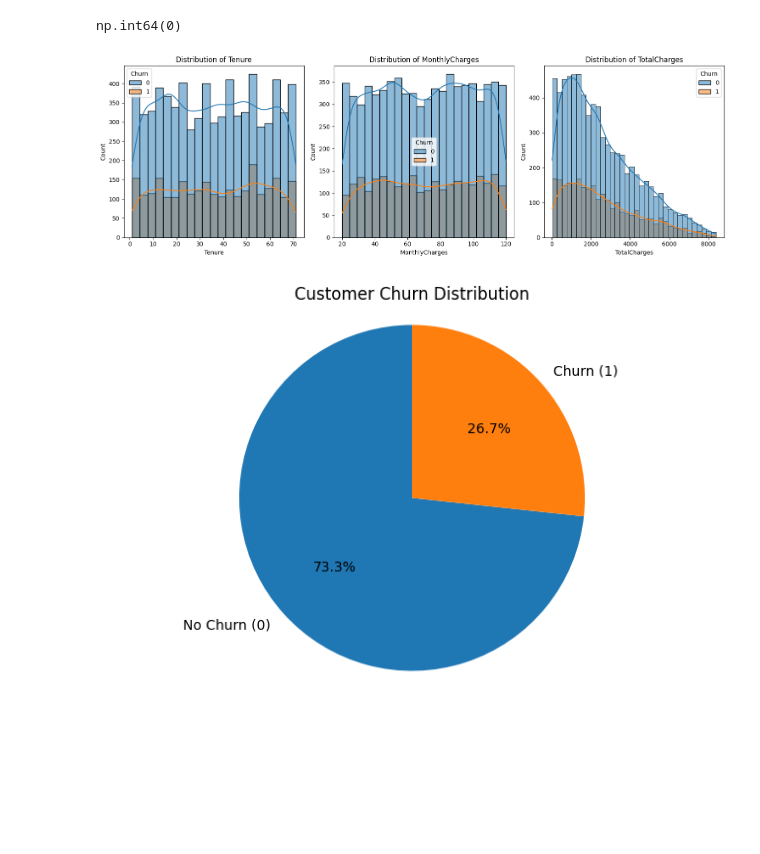
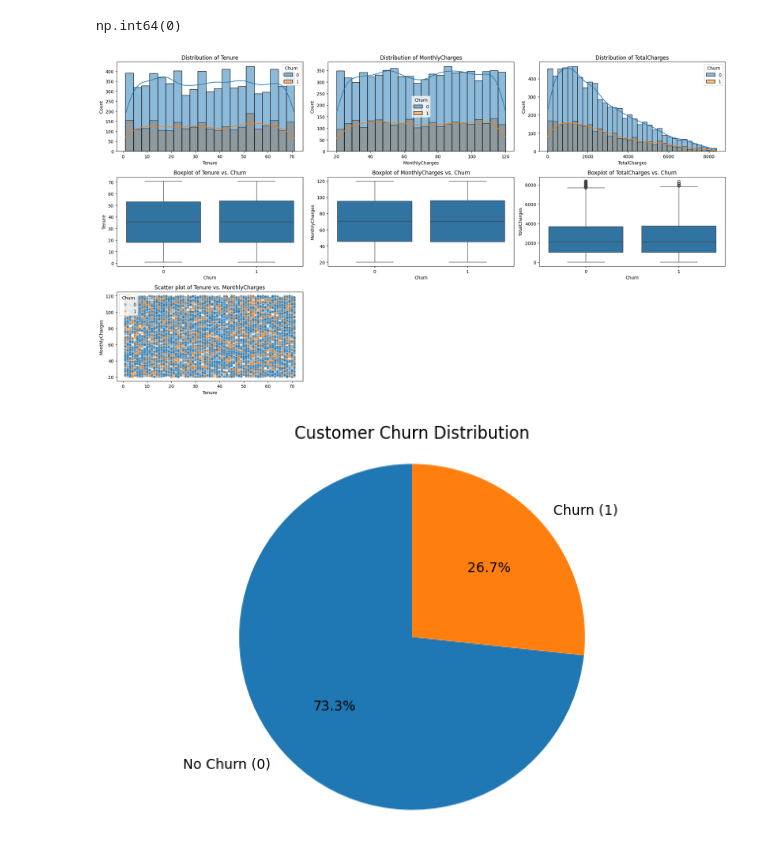
Before and after one commit to Maimoon-github/Customer-Churn-Prediction, a Jupyter notebook: notebooks/NoteBook.ipynb, the cells around one changed output. Drawn from its saved outputs; the diff is of its cells as text; code cells hidden in the pictures; blank space fills up the shorter version.

```diff
--- a/notebooks/NoteBook.ipynb
+++ b/notebooks/NoteBook.ipynb
@@ -132,20 +132,34 @@ np.int64(0)
 # %%
 import seaborn as sns
 
 import matplotlib.pyplot as plt
 
 # Visualize the distribution of numerical features
 numerical_features = ['Tenure', 'MonthlyCharges', 'TotalCharges']
 
-plt.figure(figsize=(15, 5))
+plt.figure(figsize=(20, 11))
+
+# Histograms
 for i, feature in enumerate(numerical_features):
-    plt.subplot(1, 3, i+1)
+    plt.subplot(3, 3, i + 1)
     sns.histplot(data=data, x=feature, hue='Churn', kde=True)
     plt.title(f'Distribution of {feature}')
+
+# Box plots
+for i, feature in enumerate(numerical_features):
+    plt.subplot(3, 3, i + 4)
+    sns.boxplot(data=data, y=feature, x='Churn')
+    plt.title(f'Boxplot of {feature} vs. Churn')
+
+# Scatter plot (Tenure vs. MonthlyCharges)
+plt.subplot(3, 3, 7)
+sns.scatterplot(data=data, x='Tenure', y='MonthlyCharges', hue='Churn', alpha=0.5)
+plt.title('Scatter plot of Tenure vs. MonthlyCharges')
+
 plt.tight_layout()
 plt.show()
 # %% [output]
-[figure, old version]
+[figure, new version]
 # %%
 # Visualize the churn distribution
 import matplotlib.pyplot as plt
```
